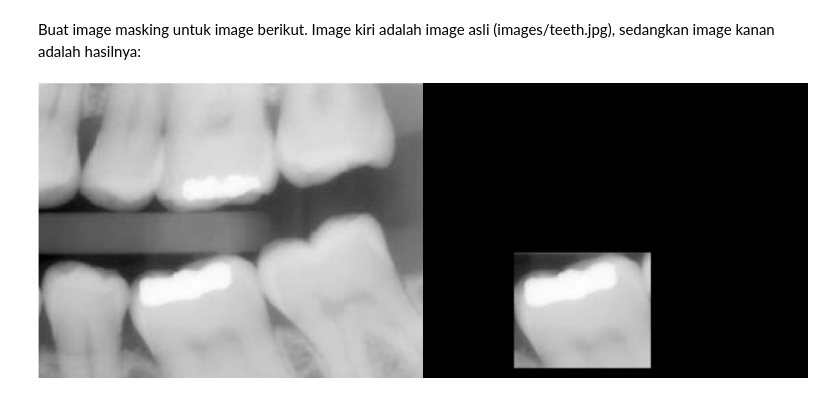
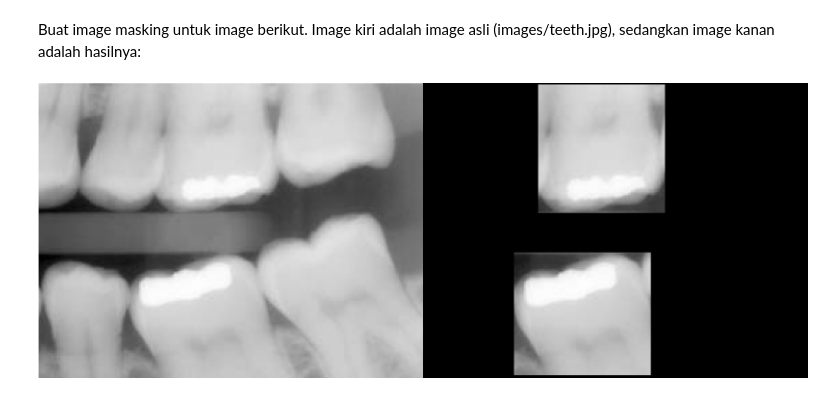
Before and after one commit to hunaynr/PCVK_Genap_2021, a Jupyter notebook: Week5.ipynb, the cells around one changed output. Saved outputs shown, nothing was run; the diff lists cells and outputs as text; code cells hidden in the pictures.

```diff
--- a/Week5.ipynb
+++ b/Week5.ipynb
@@ -49,11 +49,15 @@ Buat image masking untuk image berikut. Image kiri adalah image asli (images/tee
 # %%
 img = cv.imread('/content/drive/MyDrive/Image Processing/teeth.jpg')
 mask = np.zeros(img.shape, dtype=np.uint8)
-mask = cv.rectangle(mask,pt1=(320,595),pt2=(800,1000),color=(255,255,255),thickness=-1)
+mask = cv.rectangle(mask,pt1=(320,595),pt2=(800,1025),color=(255,255,255),thickness=-1)
 
 result = img & mask
 
-final_frame = cv.hconcat((img, result))
+mask1 = cv.rectangle(mask,pt1=(405,5),pt2=(850,455),color=(255,255,255),thickness=-1)
+
+result1 = img & mask1
+
+final_frame = cv.hconcat((img, result1))
 cv2_imshow(final_frame)
 # %% [output]
-[figure, old version]
+[figure, new version]
```
